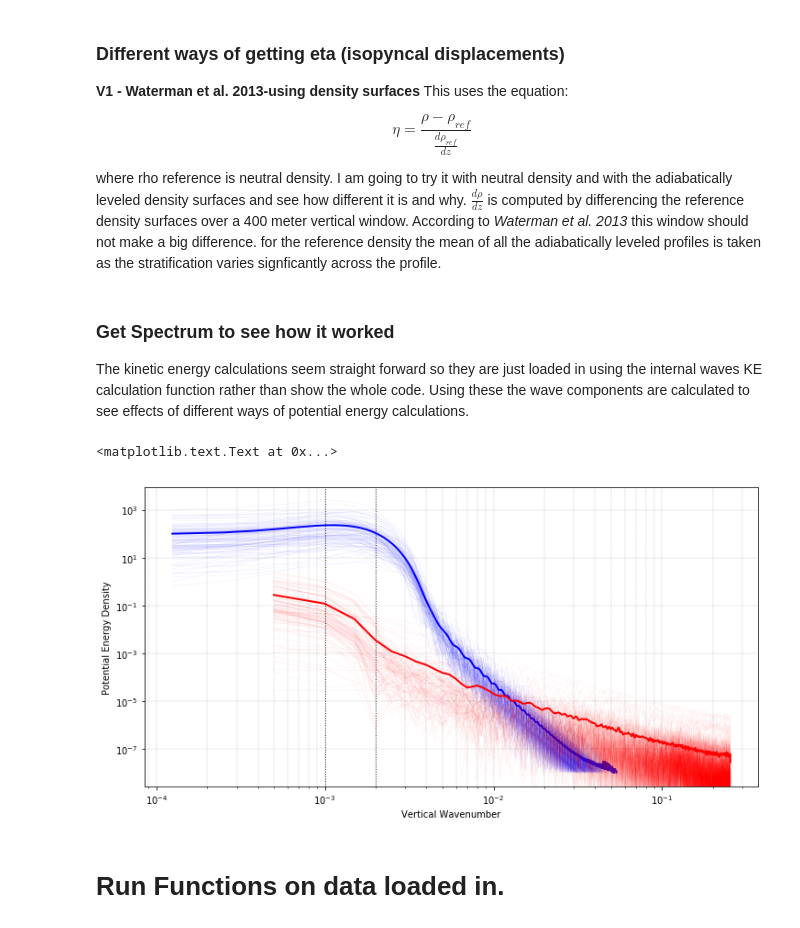
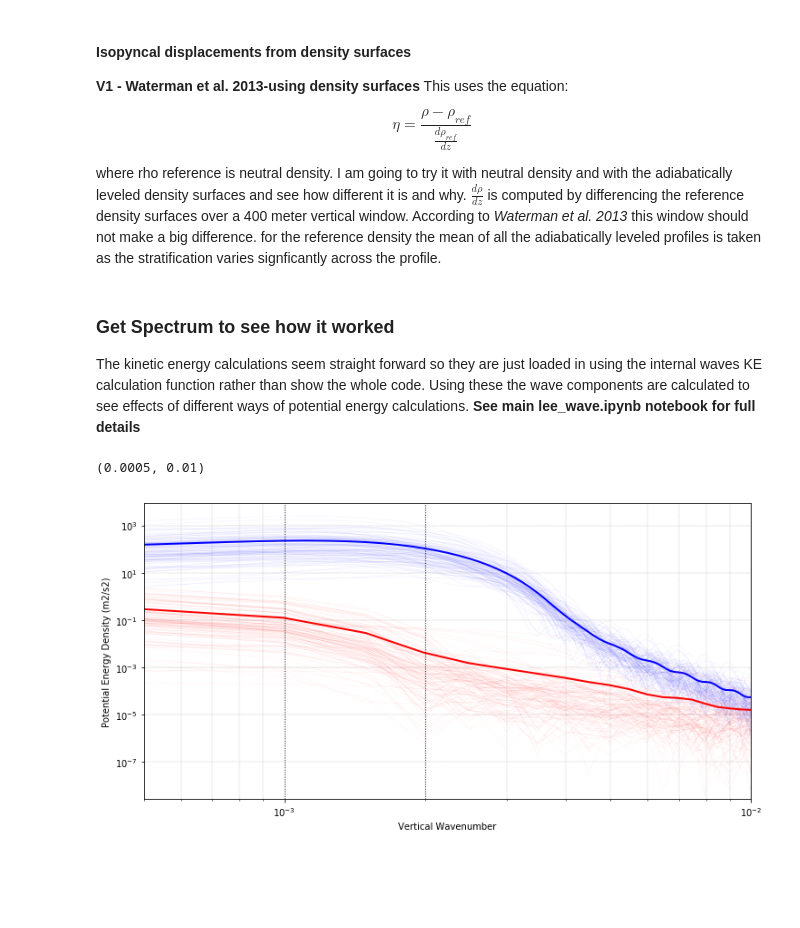
Before and after one commit to saltyPhysics/Lee_waves_dissertation, a Jupyter notebook: Potential-Energy-For-Internal-Waves.ipynb, the cells around one changed output. Drawn from its saved outputs; the diff is of its cells as text; code cells hidden in the pictures; blank space fills up the shorter version.

```diff
--- a/Potential-Energy-For-Internal-Waves.ipynb
+++ b/Potential-Energy-For-Internal-Waves.ipynb
@@ -4,5 +4,5 @@ This Notebook contains my work for analyzing a 100km transect in the Southern Oc
 # %%
-# Load Data and relevant modules
+# Load Data and relevant modules - this is common to both wayss
 %matplotlib inline
 import numpy as np
 import scipy.signal as sig
@@ -12,6 +12,11 @@ import gsw
 import oceans as oc
 import pandas as pd
 import internal_waves_calculations as iwc
+import warnings
+import cmocean
+from Ipython.display import Image
+# Probably Shouldn't do this but they annoy me
+warnings.simplefilter("ignore")
 
 pd.options.display.max_rows = 3000
 
@@ -28,25 +33,29 @@ ladcp_bin_size = 1024
 nfft = 2048
 U, V, p_ladcp = oc.loadLADCP(ladcp)
 S, T, p_ctd, lat, lon = oc.loadCTD(ctd)
+rho = gsw.density.rho(S, T, p_ctd)
 
 maxDepth = 4000
 idx_ladcp = p_ladcp[:, -1] <= maxDepth
 idx_ctd = p_ctd[:, -1] <= maxDepth
 
 strain = strain[idx_ctd, :]
+
 S = S[idx_ctd,:]
 T = T[idx_ctd,:]
+rho = rho[idx_ctd,:]
 p_ctd = p_ctd[idx_ctd, :]
 U = U[idx_ladcp, :]
 V = V[idx_ladcp, :]
 p_ladcp = p_ladcp[idx_ladcp, :]
+
 
 # Bin CTD data
 ctd_bins = oc.binData(S, p_ctd[:, 0], ctd_bin_size)
 # Bin Ladcp Data
 ladcp_bins = oc.binData(U, p_ladcp[:, 0], ladcp_bin_size)
 
-# Depth and lat/long grids
+# Depth and lat/long grids (For plots)
 depths = np.vstack([np.nanmean(p_ctd[binIn]) for binIn in ctd_bins])
 dist = gsw.distance(lon, lat)
 dist = np.cumsum(dist)/1000
@@ -134,5 +65,30 @@ strain = (N2 - N2_ref) / N2_ref
+# %%
+# Calculate potential energy density spectrum using adiabatic leveling
+# --- This is the part that needs tweaking I think
+
+# Adiabatic leveling following Bray and Fofonoff 1981 -
+# the actual code is a python version of Alex Forryan's Matlab code
+
+# Order = order of polynomial fit to use
+order = 1
+
+# Pressure window - See Bray and Fofonoff 1981 for details
+pressure_range = 400
+
+# axis = the depth increases on
+axis = 0
+
+# Use Adiabtic Leveling from Oceans Library
+N2_ref, N2, strain, p_mid, rho_bar = oc.adiabatic_level(S,
+                                                        T,
+                                                        p_ctd,
+                                                        lat,
+                                                        pressure_range=pressure_range,
+                                                        order=order,
+                                                        axis=axis,
+                                                        )
 # %% [markdown]
-### Different ways of getting eta (isopyncal displacements)
+####  Isopyncal displacements from density surfaces
 
 **V1 - Waterman et al. 2013-using density surfaces**
 This uses the equation:
@@ -147,9 +103,8 @@ rho_ref = np.nanmean(rho_bar, axis=1)
 rho_ref = np.hstack((0, rho_ref))
 
 # set differnece window to 400 meters
-win = 500
+win = 400
 
-# Calculate eta (meters)
 
 # since all the data is on a normalized pressure grid use a single vertical vector to make it easier to handle
 z = -1*gsw.z_from_p(p_ctd[:,0], lat[:,0])
@@ -158,10 +113,12 @@ step = int(np.floor(.5*win/dz))
 eta = np.full_like(rho, np.nan)
 for i in range(rho.shape[0]):
 
+    # If in the TOP half of the profile the window needs to be adjusted
     if i - step < 0:
         lower = 0
         upper = int(2*step)
 
+    # If in the BOTTOM half of the profile the window needs to be adjusted
     elif i + step > (rho.shape[0] - 1):
         lower = int(rho.shape[0] - 2*step)
         upper = -1
@@ -174,7 +131,7 @@ for i in range(rho.shape[0]):
     eta[i,:] = (rho[i,:] -  rho_ref[i])/drefdz
 # %% [markdown]
 ### Get Spectrum to see how it worked
-The kinetic energy calculations seem straight forward so they are just loaded in using the internal waves KE calculation function rather than show the whole code. Using these the wave components are calculated to see effects of different ways of potential energy calculations.
+The kinetic energy calculations seem straight forward so they are just loaded in using the internal waves KE calculation function rather than show the whole code. Using these the wave components are calculated to see effects of different ways of potential energy calculations. **See main lee_wave.ipynb notebook for full details**
 # %%
 # Calculate KE spectrums (m2/s2)
 z_ladcp = -1*gsw.z_from_p(p_ladcp, lat)
@@ -198,35 +154,33 @@ plt.figure(figsize=[12,6])
 plt.loglog(KE_grid, KE_psd.T, linewidth=.6, c='b', alpha=.05)
 plt.loglog(KE_grid, np.nanmean(KE_psd, axis=0).T, lw=2, c='b')
 ylims = plt.gca().get_ylim()
 ylim1 = np.array([ylims[0], ylims[1]])
 plt.plot(m_plot[2:], ylim1, lw=1,
          c='k', alpha=.5,
          linestyle='dotted')
 plt.plot(m_plot[:2], ylim1, lw=1,
          c='k', alpha=.5,
          linestyle='dotted')
 plt.ylim(ylims)
 plt.ylabel('Kinetic Energy Density')
 plt.xlabel('Vertical Wavenumber')
 plt.gca().grid(True, which="both", color='k', linestyle='dotted', linewidth=.2)
 
 plt.loglog(PE_grid, .5*np.nanmean(N2)*eta_psd.T,
            lw=.6, c='r', alpha=.05)
 plt.loglog(PE_grid, .5*np.nanmean(N2)*np.nanmean(eta_psd, axis=0).T,
            lw=2, c='r')
 plt.plot(m_plot[2:], ylim1, lw=1,
          c='k', alpha=.5,
          linestyle='dotted')
 plt.plot(m_plot[:2], ylim1, lw=1,
          c='k', alpha=.5,
          linestyle='dotted')
 plt.ylim(ylims)
 # plt.gca().grid(True, which="both", color='k', linestyle='dotted', linewidth=.2)
-plt.ylabel('Potential Energy Density')
+plt.ylabel('Potential Energy Density (m2/s2)')
 plt.xlabel('Vertical Wavenumber')
 # plt.xlim(.0005, .01)
 # %% [output]
-<matplotlib.text.Text at 0x...>
+(0.0005, 0.01)
-[figure, old version]
+[figure, new version]
-# %% [markdown]
-# Run Functions on data loaded in.
```
Also changed, not shown: parts of 19 cells of this notebook, 3 other files.
